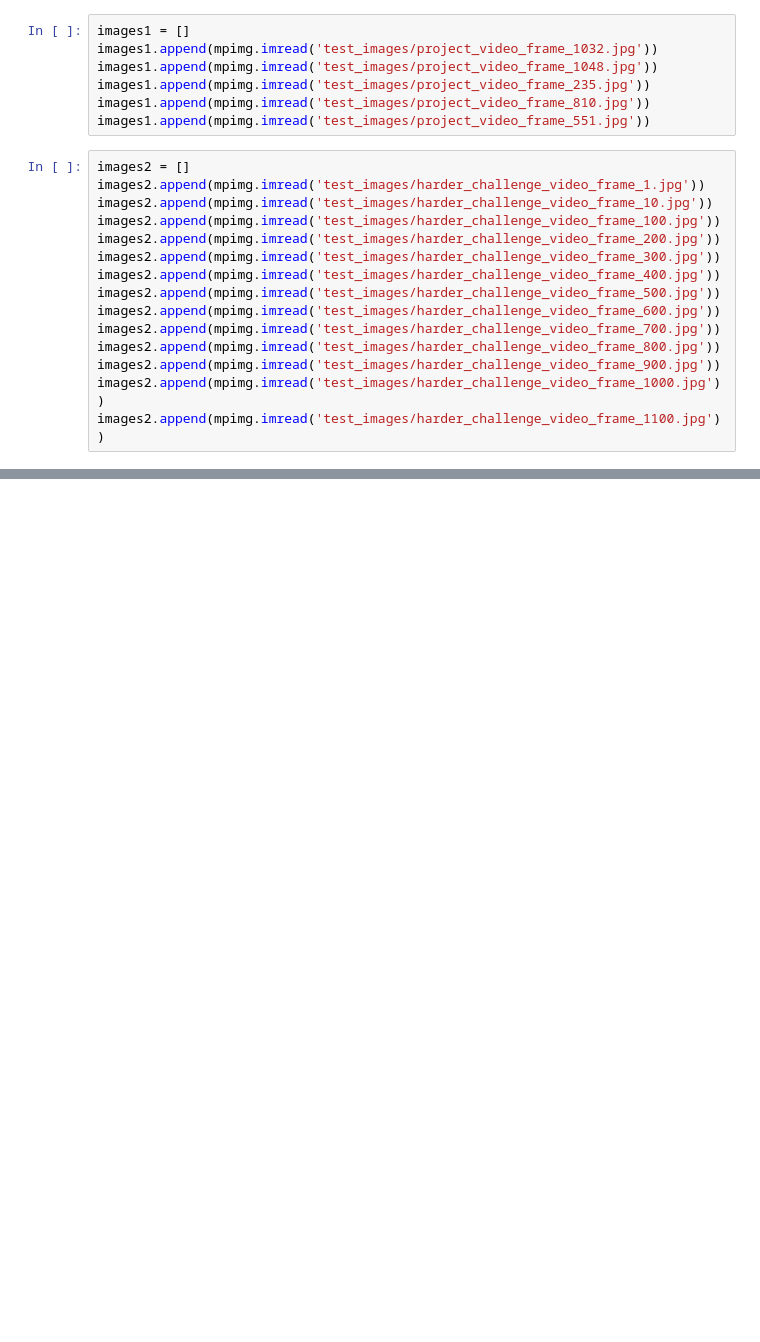
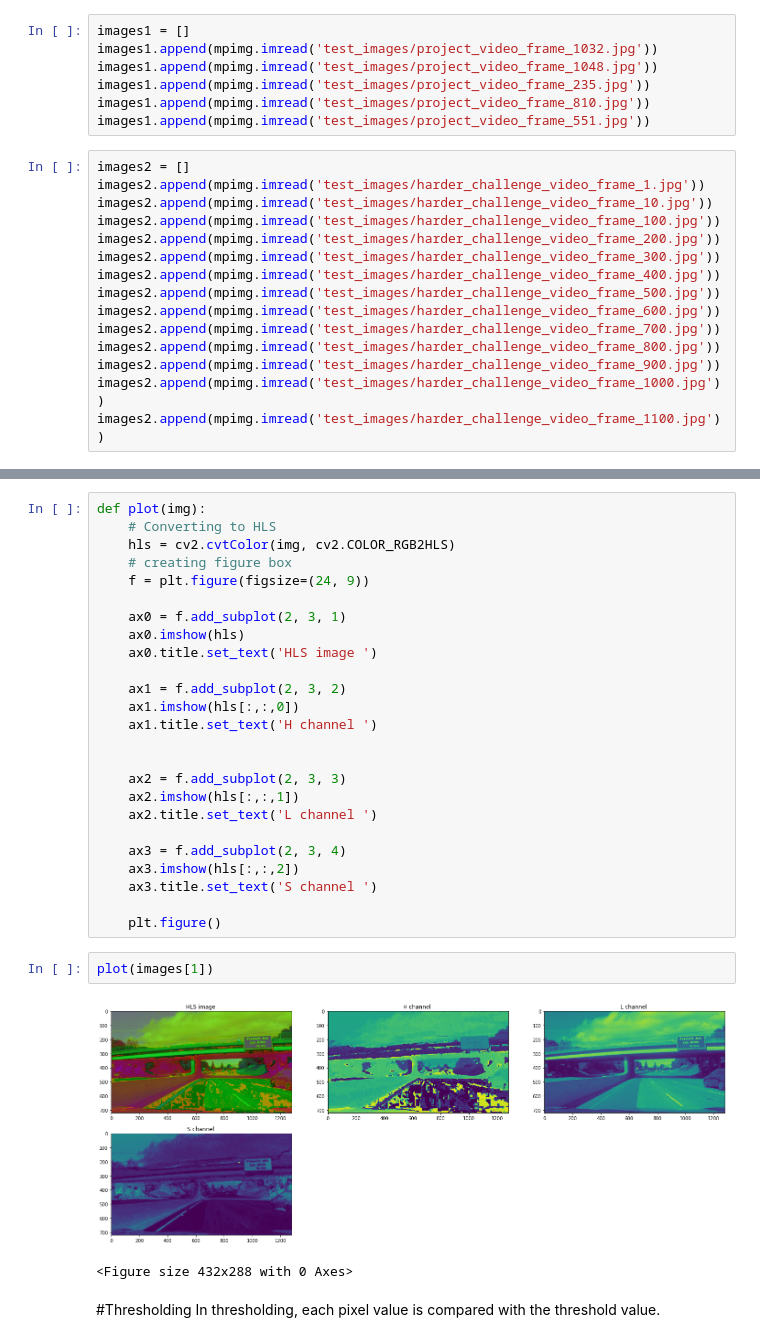
Before and after one commit to MohamedAbdelAzeem/Lane-Detection, a Jupyter notebook: Lane_Detection.ipynb, the cells around one changed output, grey strips where cells are left out. Saved outputs shown, nothing was run; the diff lists cells and outputs as text; blank space fills up the shorter version.

```diff
--- a/Lane_Detection.ipynb
+++ b/Lane_Detection.ipynb
@@ -51,0 +61,33 @@ images2.append(mpimg.imread('test_images/harder_challenge_video_frame_1100.jpg')
+# %%
+def plot(img):
+    # Converting to HLS
+    hls = cv2.cvtColor(img, cv2.COLOR_RGB2HLS)
+    # creating figure box
+    f = plt.figure(figsize=(24, 9))
+
+    ax0 = f.add_subplot(2, 3, 1)
+    ax0.imshow(hls)
+    ax0.title.set_text('HLS image ')
+
+    ax1 = f.add_subplot(2, 3, 2)
+    ax1.imshow(hls[:,:,0])
+    ax1.title.set_text('H channel ')
+
+
+    ax2 = f.add_subplot(2, 3, 3)
+    ax2.imshow(hls[:,:,1])
+    ax2.title.set_text('L channel ')
+
+    ax3 = f.add_subplot(2, 3, 4)
+    ax3.imshow(hls[:,:,2])
+    ax3.title.set_text('S channel ')
+
+    plt.figure()
+# %%
+plot(images[1])
+# %% [output]
+[figure, added]
+<Figure size 432x288 with 0 Axes>
+# %% [markdown]
+#Thresholding
+In thresholding, each pixel value is compared with the threshold value.
```
Also changed, not shown: parts of 5 cells of this notebook.
